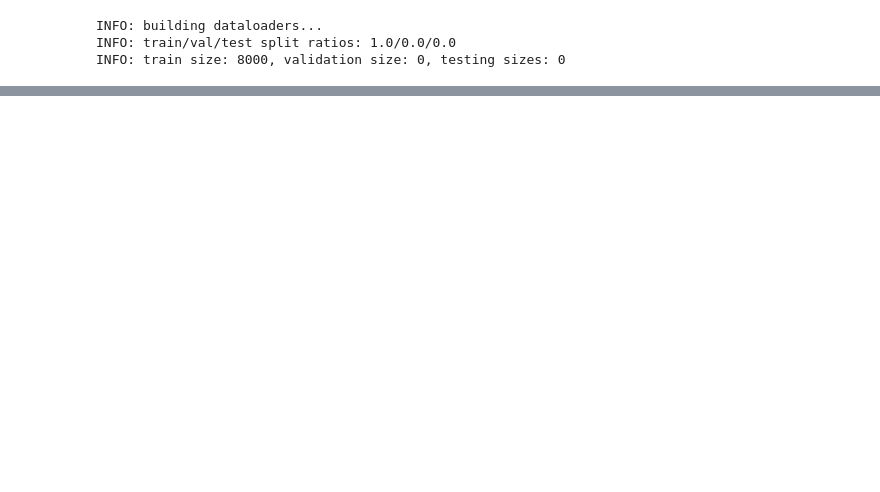
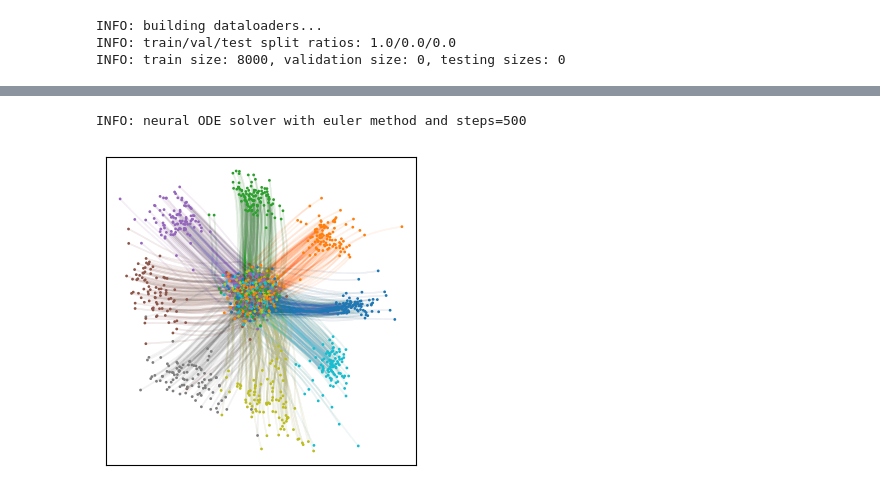
Before and after one commit to dfaroughy/CMB, a Jupyter notebook: experiments/gaussians.ipynb, the cells around one changed output, grey strips where cells are left out. Saved outputs shown, nothing was run; the diff lists cells and outputs as text; code cells hidden in the pictures; blank space fills up the shorter version.

```diff
--- a/experiments/gaussians.ipynb
+++ b/experiments/gaussians.ipynb
@@ -132,0 +132,28 @@ RuntimeError: Tensors must have same number of dimensions: got 2 and 3
+# %%
+from cmb.models.pipelines import CFMPipeline
+
+conf.NUM_SAMPLING_STEPS = 500
+pipeline = CFMPipeline(trained_model=model, config=conf)
+# %%
+input_source = torch.randn(1600, 2) * 0.1
+labels = torch.randint(low=0, high=8, size=(input_source.shape[0],))
+
+pipeline.generate_samples(input_source, context=labels.unsqueeze(1))
+# %% [output]
+INFO: neural ODE solver with euler method and steps=500
+# %%
+def plot_trajectories(traj, labels, N=100000):
+    """Plot trajectories of some selected samples."""
+    plt.figure(figsize=(4, 4))
+    for i in range(traj.shape[0]):
+        plt.scatter(traj[i, :N, 0], traj[i, :N, 1], s=.01, alpha=.05, c=labels.unsqueeze(1)[:N], cmap = 'tab10')
+    plt.scatter(traj[0, :N, 0], traj[0, :N, 1], s=1, alpha=1, c=labels.unsqueeze(1)[:N], cmap = 'tab10')
+    plt.scatter(traj[-1, :N, 0], traj[-1, :N, 1], s=1, alpha=1, c=labels.unsqueeze(1)[:N], cmap = 'tab10')
+    plt.xticks([])
+    plt.yticks([])
+    plt.axis('equal')
+    plt.show()
+# %%
+plot_trajectories(pipeline.trajectories, labels, N=800)
+# %% [output]
+[figure, added]
```
Also changed, not shown: parts of 3 cells of this notebook, 7 other files.
